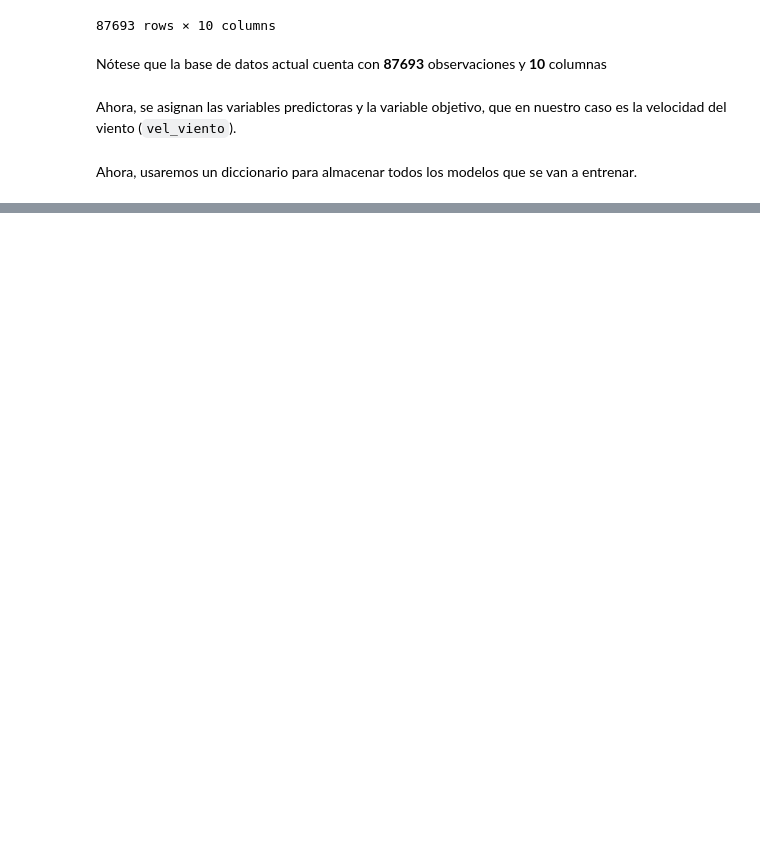
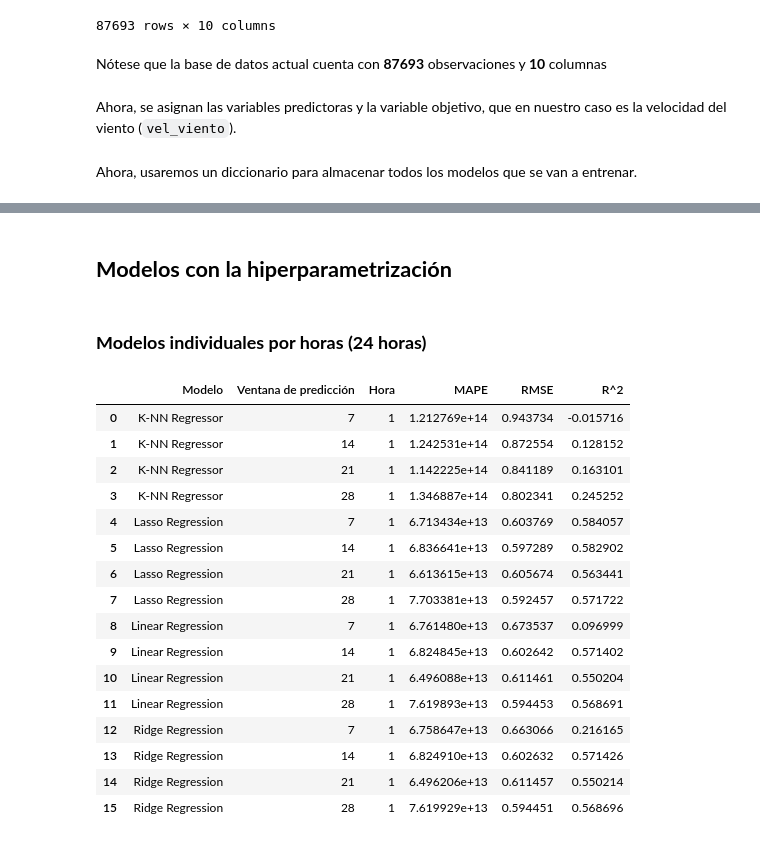
Before and after one commit to kmarcela11/Parcial2_MachineLearning, a Jupyter notebook: _sources/Ejercicio3.ipynb, the cells around one changed output, grey strips where cells are left out. Saved outputs shown, nothing was run; the diff lists cells and outputs as text; code cells hidden in the pictures; blank space fills up the shorter version.

```diff
--- a/_sources/Ejercicio3.ipynb
+++ b/_sources/Ejercicio3.ipynb
@@ -42,3 +32,0 @@ def MAPE(y_true, y_pred):
-# %%
-def RMSE(y_true, y_pred):
-    return  np.sqrt(mean_squared_error(y_true, y_pred)),
@@ -47,6 +33,3 @@ def RMSE(y_true, y_pred):
-# %%
-def R2(y_true, y_pred):
-    return r2_score(y_true, y_pred)
 # %% [markdown]
 ## **Datos**
 # %% [markdown]
@@ -97,0 +171,10 @@ modelos = {
+# %% [markdown]
+## **Modelos con la hiperparametrización**
+# %%
+# Definir los modelos
+modelos = {
+    'Regresión K-NN': KNeighborsRegressor(n_neighbors = 4, weights = 'distance'),
+    'Regresión Lineal': LinearRegression(),
+    'Regresión Ridge': Ridge(alpha = 0.010133543758906174),
+    'Regresión Lasso': Lasso(alpha = 0.01)
+}
@@ -97,0 +198,50 @@ modelos = {
+# %%
+periodos = [7, 14, 21, 28]  # Vector que almacena el valor de los períodos díarios a tener en cuenta
+
+
+def modelo_por_hora(X, y, modelos, hora):
+    for k in periodos:  # Ciclo que recorre vector de periodos para que el proceso se realice para cada una de las ventanas de predicción (7, 14, 21, 28)
+        train_inicial = 0
+
+        while (train_inicial + (k * 24) + hora) < len(X):
+
+            train_final = train_inicial + (k * 24)
+
+            # Filtrado booleano para X_train y y_train
+            entrenamiento_indices = (X.index >= train_inicial) & (X.index < train_final)
+            X_train = X[entrenamiento_indices]
+            y_train = y[entrenamiento_indices]
+
+            # Filtrado booleano para X_test y y_test
+            test_indices = (X.index >= (train_final + hora)) & (X.index < (train_final + hora + 24))
+            X_test = X[test_indices]
+            y_test = y[test_indices]
+
+            entrenar_y_evaluar(X_train, y_train, X_test, y_test, modelos, k, hora)
+            train_inicial = train_final  # Actualizar el inicio para la próxima iteración
+# %% [markdown]
+### **Modelos individuales por horas (24 horas)**
+# %%
+hora1 = modelo_por_hora(X, y, modelos, 1)
+hora1 = pd.DataFrame(resultados)
+hora1_mean = hora1.groupby(['Modelo', 'Ventana de predicción', 'Hora']).mean().reset_index()
+resultados = []
+hora1_mean
+# %% [output]
+|  | Modelo | Ventana de predicción | Hora | MAPE | RMSE | R^2 |
+| 0 | K-NN Regressor | 7 | 1 | 1.212769e+14 | 0.943734 | -0.015716 |
+| 1 | K-NN Regressor | 14 | 1 | 1.242531e+14 | 0.872554 | 0.128152 |
+| 2 | K-NN Regressor | 21 | 1 | 1.142225e+14 | 0.841189 | 0.163101 |
+| 3 | K-NN Regressor | 28 | 1 | 1.346887e+14 | 0.802341 | 0.245252 |
+| 4 | Lasso Regression | 7 | 1 | 6.713434e+13 | 0.603769 | 0.584057 |
+| 5 | Lasso Regression | 14 | 1 | 6.836641e+13 | 0.597289 | 0.582902 |
+| 6 | Lasso Regression | 21 | 1 | 6.613615e+13 | 0.605674 | 0.563441 |
+| 7 | Lasso Regression | 28 | 1 | 7.703381e+13 | 0.592457 | 0.571722 |
+| 8 | Linear Regression | 7 | 1 | 6.761480e+13 | 0.673537 | 0.096999 |
+| 9 | Linear Regression | 14 | 1 | 6.824845e+13 | 0.602642 | 0.571402 |
+| 10 | Linear Regression | 21 | 1 | 6.496088e+13 | 0.611461 | 0.550204 |
+| 11 | Linear Regression | 28 | 1 | 7.619893e+13 | 0.594453 | 0.568691 |
+| 12 | Ridge Regression | 7 | 1 | 6.758647e+13 | 0.663066 | 0.216165 |
+| 13 | Ridge Regression | 14 | 1 | 6.824910e+13 | 0.602632 | 0.571426 |
+| 14 | Ridge Regression | 21 | 1 | 6.496206e+13 | 0.611457 | 0.550214 |
+| 15 | Ridge Regression | 28 | 1 | 7.619929e+13 | 0.594451 | 0.568696 |
```
Also changed, not shown: parts of 50 cells of this notebook, 4 other files.
